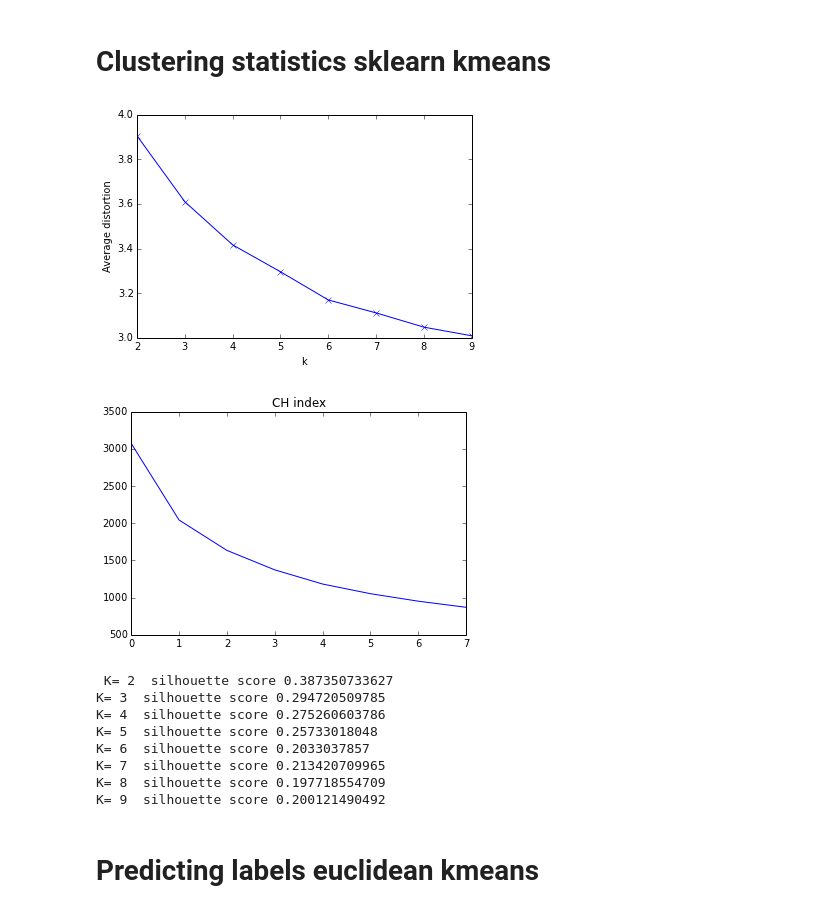
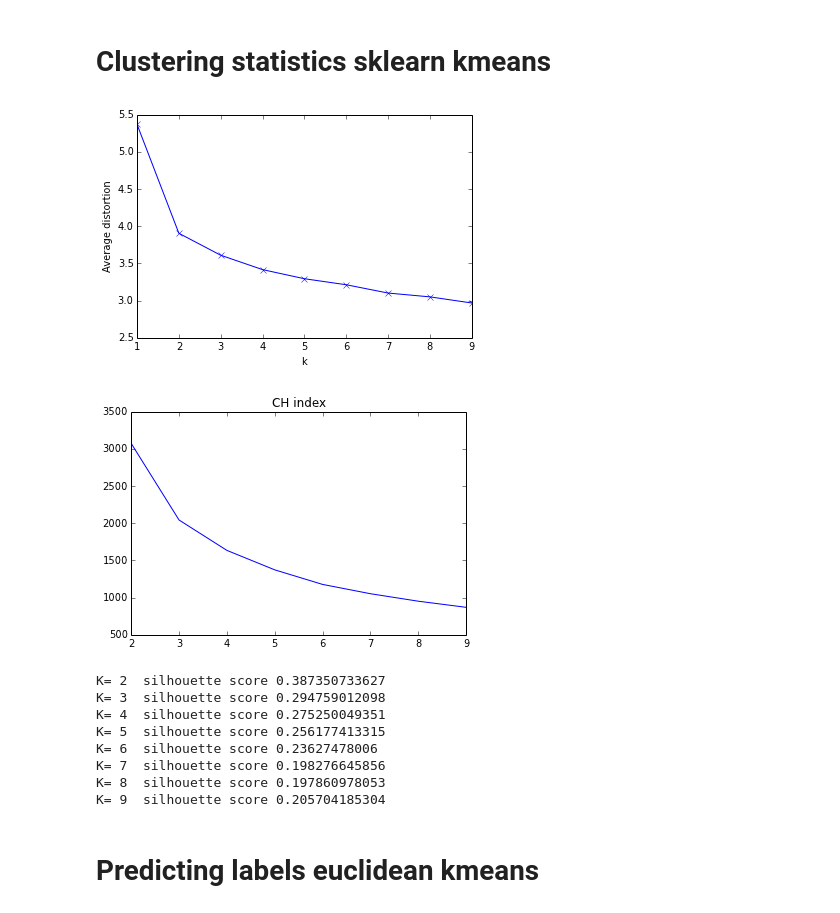
Before and after one commit to csun-math/494, a Jupyter notebook: gina/main.ipynb, the cells around one changed output. Saved outputs shown, nothing was run; the diff lists cells and outputs as text; code cells hidden in the pictures.

```diff
--- a/gina/main.ipynb
+++ b/gina/main.ipynb
@@ -266,48 +324,49 @@ K= 9  silhouette score 0.306970013934
 #
 
 #col = [i for i in range(5,32)]
-K = range(2,10)
+K = range(1,10)
 meandistortions = []
 silhouette=[]
 ch=[]
 pseudo=[]
 col=range(5,20)
 #X_train, X_test, y_train, y_test = train_test_split(gpaDF[gpaDF.columns[col]], data2['Graduated'])
 
 #regular Kmeans
 for k in K:
     ####Chris: add sil. scores & CH-INDEX
     kmeans = KMeans(n_clusters=k)
     #kmeans.fit(gpaDF[gpaDF.columns[col]])
     kmeans.fit(gpaDF[col])
-    silhouette.append([k, metrics.silhouette_score(gpaDF[col],kmeans.labels_,metric='euclidean')])
+    if k>1:
+        silhouette.append([k, metrics.silhouette_score(gpaDF[col],kmeans.labels_,metric='euclidean')])
     ch.append([k,CH_index(gpaDF[col].values,kmeans.labels_,kmeans.cluster_centers_)])
     meandistortions.append(sum(np.min(cdist(gpaDF[col],\
                                             kmeans.cluster_centers_,\
                                             'euclidean'), axis=1)) / gpaDF[col].shape[0])
 
 plt.plot(K, meandistortions, 'bx-')
 plt.xlabel('k')
 plt.ylabel('Average distortion')
 #plt.title('Selecting k with the Elbow Method')
 plt.show()
 
 plt.title('CH index')
-plt.plot(np.asarray(ch).transpose()[1])
+plt.plot(K,np.asarray(ch).transpose()[1])
 plt.show()
-for k in K:
-    print "K=",silhouette[k-2][0]," silhouette score", silhouette[k-2][1]
+for k in range(8):
+    print "K=",silhouette[k][0]," silhouette score", silhouette[k][1]
 # %% [output]
-[figure, old version]
+[figure, new version]
 [figure]
- K= 2  silhouette score 0.387350733627
-K= 3  silhouette score 0.294720509785
-K= 4  silhouette score 0.275260603786
-K= 5  silhouette score 0.25733018048
-K= 6  silhouette score 0.2033037857
-K= 7  silhouette score 0.213420709965
-K= 8  silhouette score 0.197718554709
-K= 9  silhouette score 0.200121490492
+K= 2  silhouette score 0.387350733627
+K= 3  silhouette score 0.294759012098
+K= 4  silhouette score 0.275250049351
+K= 5  silhouette score 0.256177413315
+K= 6  silhouette score 0.23627478006
+K= 7  silhouette score 0.198276645856
+K= 8  silhouette score 0.197860978053
+K= 9  silhouette score 0.205704185304
 # %% [markdown]
 # Predicting labels euclidean kmeans
 # %%
```
Also changed, not shown: parts of 21 cells of this notebook.
